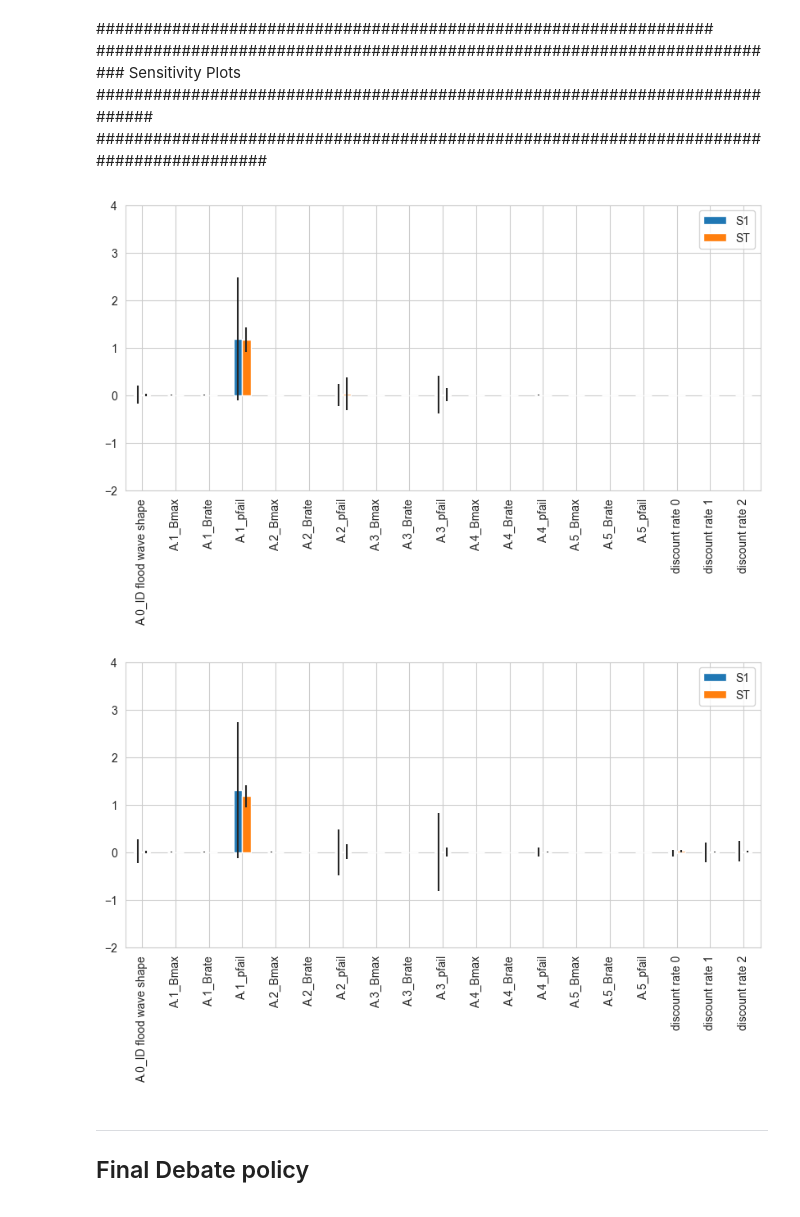
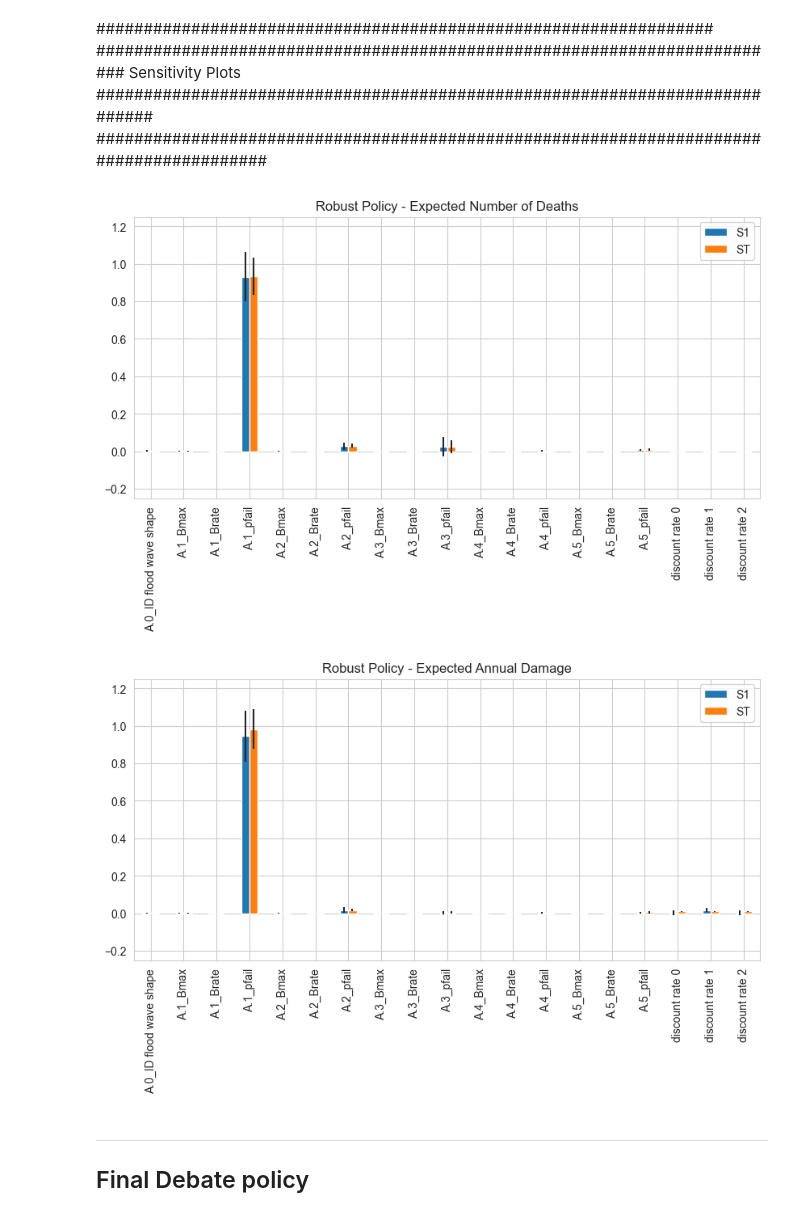
Before and after one commit to MiraVos/epa1361_open, a Jupyter notebook: final assignment/V9_Multi-scenario_MORDM_and_ScenarioDiscovery.ipynb, the cells around one changed output. Cells and saved outputs as stored; diff of their text form; code cells hidden in the pictures.

```diff
--- a/final assignment/V9_Multi-scenario_MORDM_and_ScenarioDiscovery.ipynb
+++ b/final assignment/V9_Multi-scenario_MORDM_and_ScenarioDiscovery.ipynb
@@ -691,34 +691,36 @@ err = indices_df[['S1_conf','ST_conf']]
 idx.plot.bar(yerr=err.values.T,ax=ax)
 fig.set_size_inches(10,6)
 fig.subplots_adjust(bottom=0.3)
-plt.ylim(-1,4)
+plt.ylim(-0.25,1.25)
+plt.title('Robust Policy - Expected Number of Deaths')
 plt.savefig('SOBOL_plot_Expected Number of Deaths_robust policy.svg')
 plt.show()
 # %% [output]
-[figure, old version]
+[figure, new version]
 # %%
 sobol_results_idx = {}
 logical = experiments_sobol.policy == 'robust_policy'
-y = results['Expected Annual Damage'][logical]
+y = outcomes_sobol['Expected Annual Damage'][logical]
 indices = analyze(problem, y)
-sobol_results_idx[policy] = indices
+sobol_results_idx['robust_policy'] = indices
 # %%
 # Figure for ST and S1 (Expected Number of Deaths), robust policy
 indices_filter = {k:indices[k] for k in ['S1','S1_conf','ST','ST_conf']}
 indices_df = pd.DataFrame(indices_filter, index=problem['names'])
 
 fig, ax = plt.subplots(1)
 idx = indices_df[['S1','ST']]
 err = indices_df[['S1_conf','ST_conf']]
 
 idx.plot.bar(yerr=err.values.T,ax=ax)
 fig.set_size_inches(10,6)
 fig.subplots_adjust(bottom=0.3)
-plt.ylim(-1,4)
+plt.ylim(-0.25,1.25)
+plt.title('Robust Policy - Expected Annual Damage')
 plt.savefig('SOBOL_plot_Expected Annual Damage_robust policy.svg')
 plt.show()
 # %% [output]
-[figure, old version]
+[figure, new version]
 # %% [markdown]
 ---------------------------------------------------------------------------------------------------
 Final Debate policy
```
Also changed, not shown: parts of 6 cells of this notebook, 5 other files.
